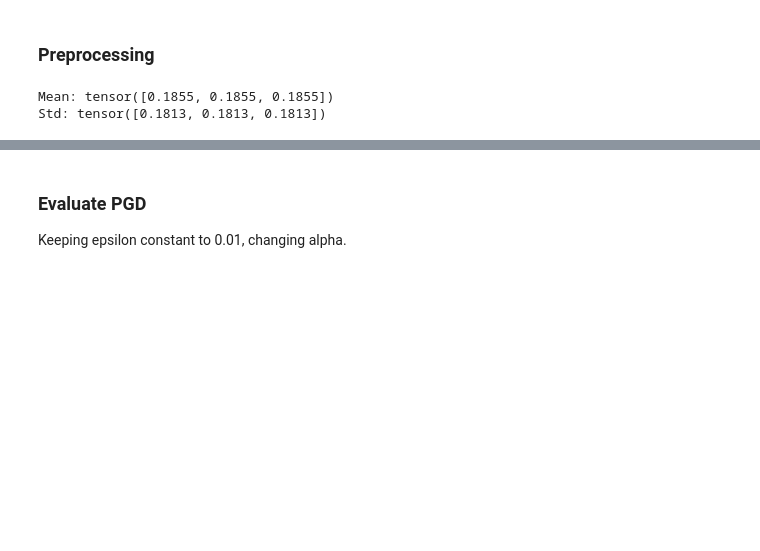
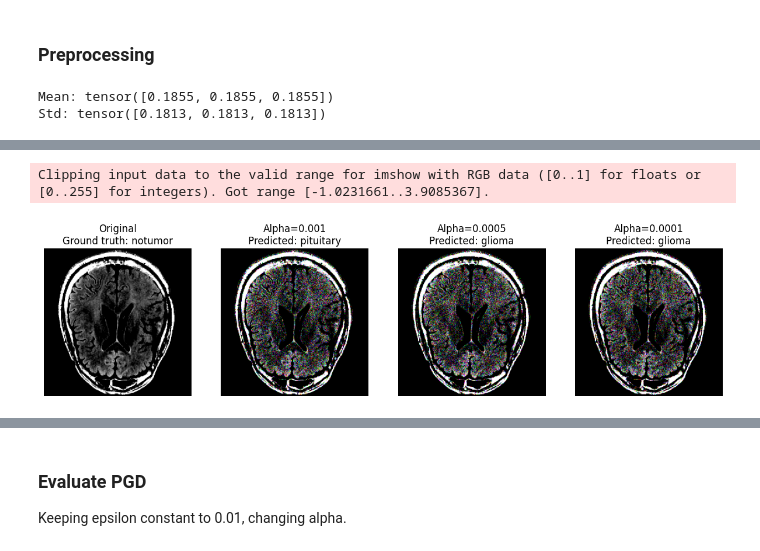
Before and after one commit to marcosolime/break-fix, a Jupyter notebook: adversarial_training.ipynb, the cells around one changed output, grey strips where cells are left out. Cells and saved outputs as stored; diff of their text form; code cells hidden in the pictures; blank space fills up the shorter version.

```diff
--- a/adversarial_training.ipynb
+++ b/adversarial_training.ipynb
@@ -211,3 +231,8 @@ Since it works similarly to FGSM, we can use the same adversarial training appro
+# %%
+utils.plot_images(model, images, labels, [0,0.001, 0.0005, 0.0001], utils.pgd_attack)
+# %% [output]
+Clipping input data to the valid range for imshow with RGB data ([0..1] for floats or [0..255] for integers). Got range [-1.0231661..3.9085367].
+[figure, added]
 # %%
 #define a new model
 robust_model_pdg = utils.CNN(num_classes=4).to(device)
```
Also changed, not shown: parts of 31 cells of this notebook, 2 other files.
